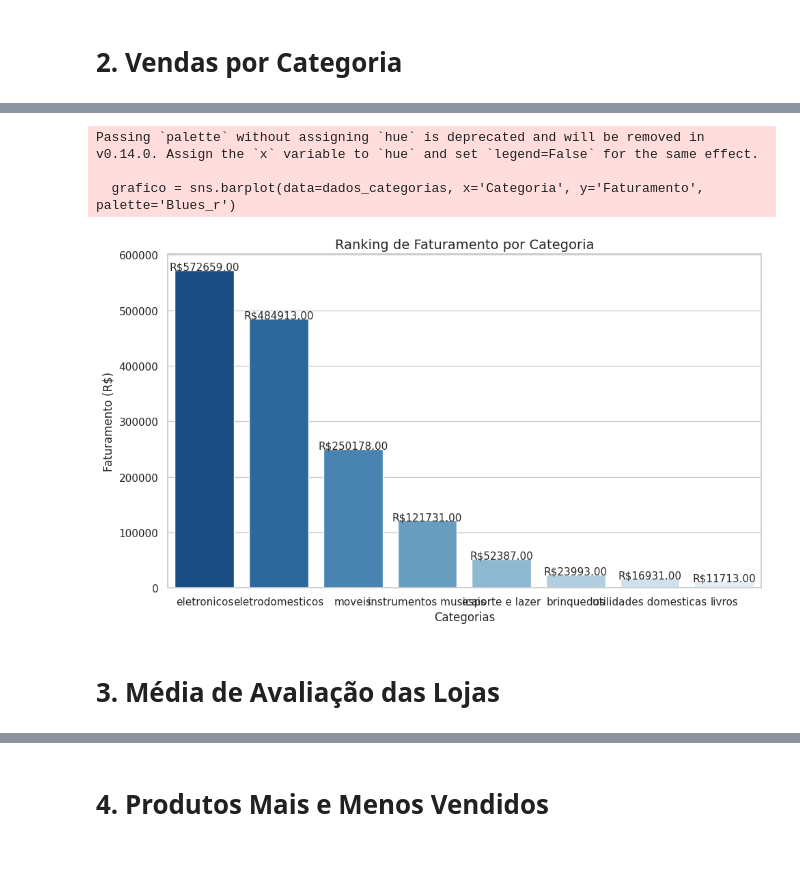
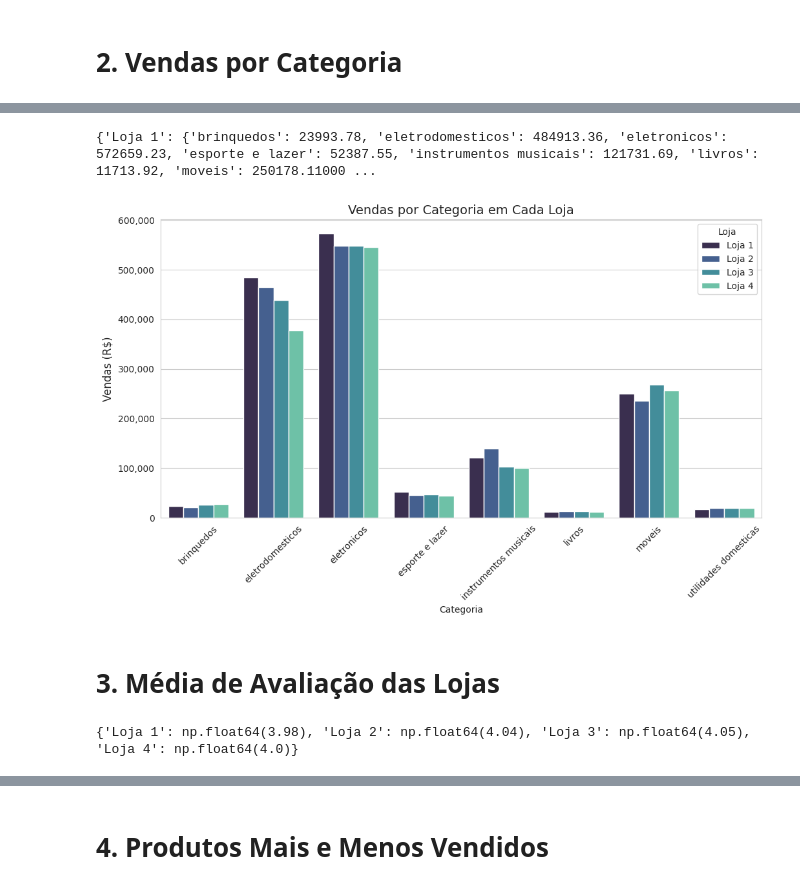
Before and after one commit to SScliff/Projeto_DataScience_alura, a Jupyter notebook: AluraStoreBr.ipynb, the cells around one changed output, grey strips where cells are left out. Cells and saved outputs as stored; diff of their text form; code cells hidden in the pictures; blank space fills up the shorter version.

```diff
--- a/AluraStoreBr.ipynb
+++ b/AluraStoreBr.ipynb
@@ -92,34 +61,29 @@ print(dados_categorias)
-# %%
-dados_categorias = pd.DataFrame(dados_categorias)
-dados_categorias = dados_categorias.sort_values(by='Faturamento', ascending=False)
-
-# Estilo do gráfico
-sns.set(style="whitegrid")
-
-# Plot
-plt.figure(figsize=(10, 6))
-grafico = sns.barplot(data=dados_categorias, x='Categoria', y='Faturamento', palette='Blues_r')
-
-# Adiciona os valores nas barras
-for i, bar in enumerate(grafico.patches):
-    valor = bar.get_height()
-    plt.text(bar.get_x() + bar.get_width() / 2,
-             valor + 0.5,
-             f'R${valor:.2f}',
-             ha='center', fontsize=11)
-
-# Títulos e rótulos
-plt.title('Ranking de Faturamento por Categoria', fontsize=14)
-plt.xlabel('Categorias')
-plt.ylabel('Faturamento (R$)')
-
-# Exibindo o gráfico
-plt.tight_layout()
-plt.show()
-# %% [output]
-Passing `palette` without assigning `hue` is deprecated and will be removed in v0.14.0. Assign the `x` variable to `hue` and set `legend=False` for the same effect.
-
-  grafico = sns.barplot(data=dados_categorias, x='Categoria', y='Faturamento', palette='Blues_r')
-[figure, removed]
+# %%
+venda_por_categoria = {
+    nome_loja: df_loja.groupby('Categoria do Produto')['Preço'].sum().to_dict()
+    for nome_loja, df_loja in lojas.items()
+}
+print(venda_por_categoria)
+# %% [output]
+{'Loja 1': {'brinquedos': 23993.78, 'eletrodomesticos': 484913.36, 'eletronicos': 572659.23, 'esporte e lazer': 52387.55, 'instrumentos musicais': 121731.69, 'livros': 11713.92, 'moveis': 250178.11000 ...
+# %%
+df_vendas = pd.DataFrame.from_dict(venda_por_categoria, orient='index')
+df_vendas = df_vendas.reset_index().melt(id_vars='index', var_name='Categoria', value_name='Vendas')
+df_vendas = df_vendas.rename(columns={'index': 'Loja'})
+plt.figure(figsize=(12, 6))
+ax = sns.barplot(data=df_vendas, x='Categoria', y='Vendas',hue = 'Loja', palette='mako')
+ax.yaxis.set_major_formatter(mtick.StrMethodFormatter('{x:,.0f}'))
+plt.title('Vendas por Categoria em Cada Loja', fontsize=14)
+plt.ylabel('Vendas (R$)', fontsize=12)
+plt.xticks(rotation=45)  # Roda os rótulos das categorias no eixo x se estiverem sobrepondo
+plt.show()
+# %% [output]
+[figure, added]
 # %% [markdown]
 # 3. Média de Avaliação das Lojas
+# %%
+media_avaliacoes = {nome_loja: df_loja["Avaliação da compra"].mean().round(2)
+ for nome_loja, df_loja in lojas.items()}
+print(media_avaliacoes)
+# %% [output]
+{'Loja 1': np.float64(3.98), 'Loja 2': np.float64(4.04), 'Loja 3': np.float64(4.05), 'Loja 4': np.float64(4.0)}
```
Also changed, not shown: parts of 13 cells of this notebook.
